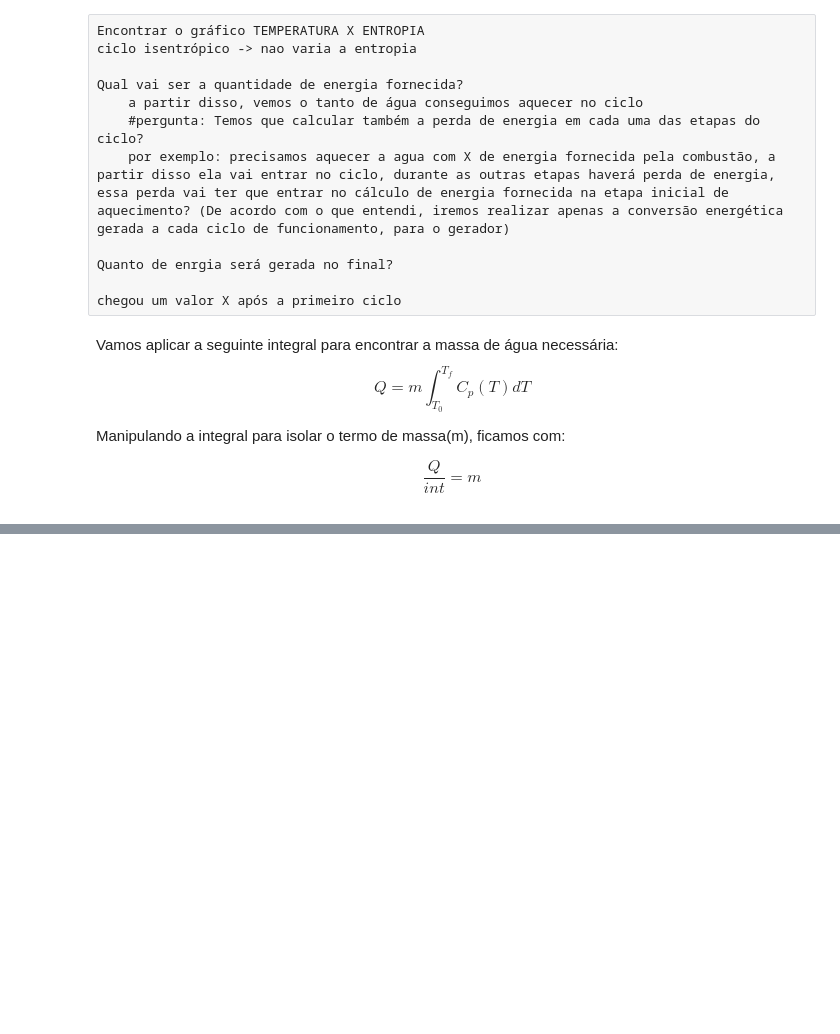
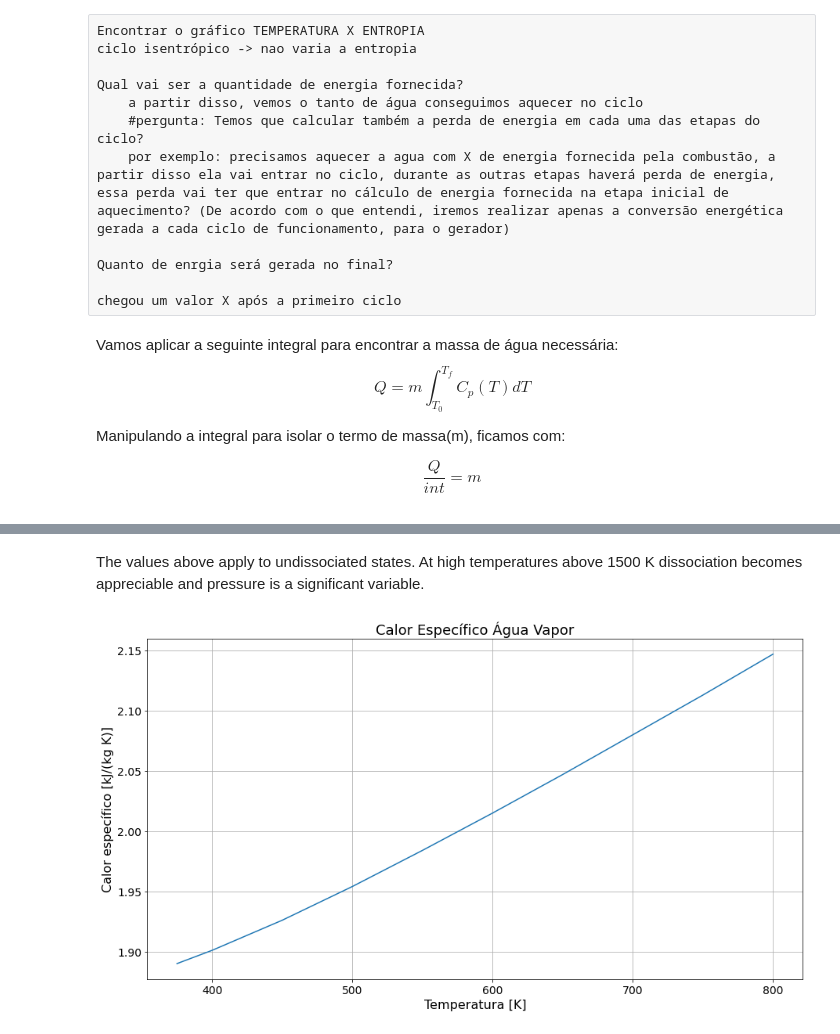
Before and after one commit to Gbeneti/Trabalho-Termodin-mica-Avan-ada, a Jupyter notebook: Desafio_4/Desafio_04.ipynb, the cells around one changed output, grey strips where cells are left out. Saved outputs shown, nothing was run; the diff lists cells and outputs as text; code cells hidden in the pictures; blank space fills up the shorter version.

```diff
--- a/Desafio_4/Desafio_04.ipynb
+++ b/Desafio_4/Desafio_04.ipynb
@@ -44,7 +51,3 @@ Manipulando a integral para isolar o termo de massa(m), ficamos com:
 <dt>
 
 $$\frac{Q}{int} = m$$
-# %%
-import pandas as pd
-import matplotlib.pyplot as plt
-plt.style.use('seaborn-bright')
@@ -85,0 +109,27 @@ plt.savefig('Calor_agua.png',dpi = 200)
+# %%
+df_vapor_kelvin = pd.read_table('cv_vapor_txt.txt')
+#df_vapor_kelvin
+# %%
+data_cv_vapor = (df_vapor_kelvin.iloc[8:18,1]).to_numpy()
+#print(data_cv_vapor)
+data_temperatura_vapor = (df_vapor_kelvin.iloc[8:18,0]).to_numpy()
+#print(data_temperatura_vapor)
+# %% [markdown]
+The values above apply to undissociated states. At high temperatures above 1500 K dissociation becomes appreciable and pressure is a significant variable.
+# %%
+fig, ax = plt.subplots(figsize=(15, 8))
+sns.lineplot(x=data_temperatura_vapor,y=data_cv_vapor)
+
+#ax.errorbar(x=columns_names,y=df_statistics.iloc[1,0:],yerr=df_statistics.iloc[2,0:],ls='none',color='black',capsize=5)
+plt.xticks(fontsize=14)
+plt.yticks(fontsize=14)
+ax.set_title('Calor Específico Água Vapor',fontsize = 18)
+plt.xlabel('Temperatura [K]',fontsize=16)
+plt.ylabel('Calor específico [kJ/(kg K)]',fontsize=16)
+ax.grid() #cria a grid
+ax.set_axisbelow(True) #coloca a grid para trás
+plt.show()
+#fig.get_figure() #'pega' o gráfico para salvar
+#fig.savefig("malthus_runge.png", facecolor='white') #salva o gráfico
+# %% [output]
+[figure, added]
```
Also changed, not shown: parts of 21 cells of this notebook, 5 other files.
